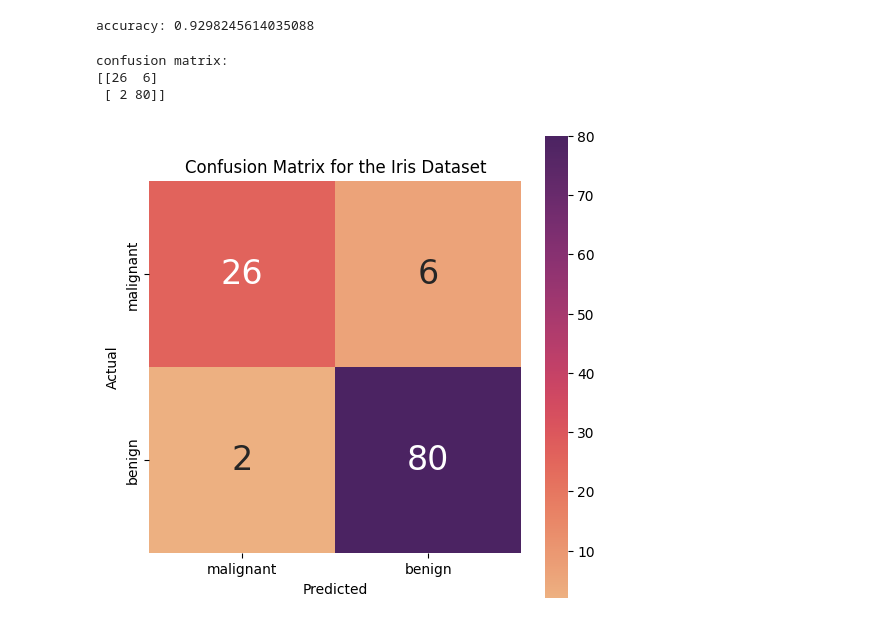
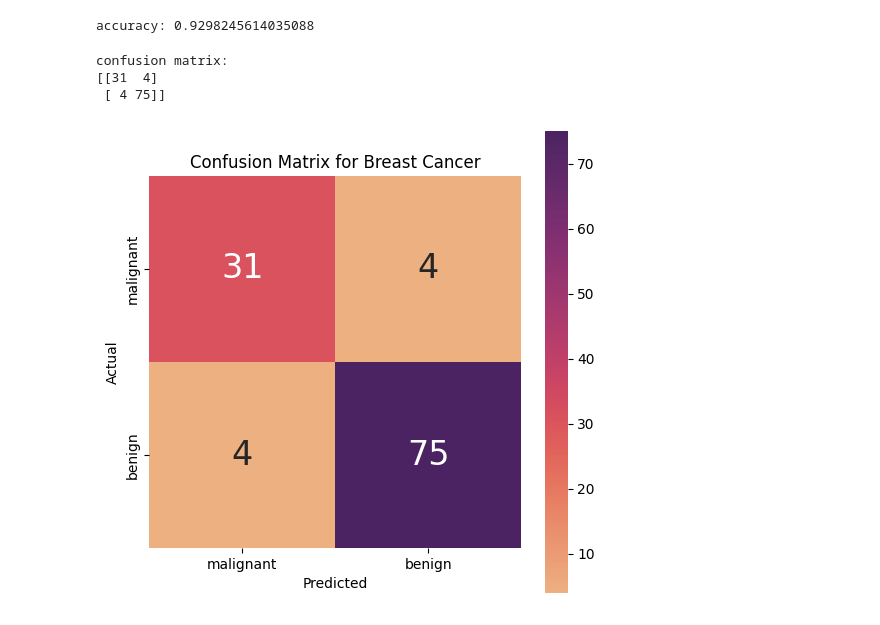
Before and after one commit to Kiana-Jahanshid/PyLearn_MachineLearning, a Jupyter notebook: Assignment_43_ML/breast_cancer_KNN.ipynb, the cells around one changed output. Drawn from its saved outputs; the diff is of its cells as text; code cells hidden in the pictures.

```diff
--- a/Assignment_43_ML/breast_cancer_KNN.ipynb
+++ b/Assignment_43_ML/breast_cancer_KNN.ipynb
@@ -53,15 +53,15 @@ accuracy: 0.9298245614035088
 # %%
 conf_mat = confusion_matrix(y_test, Y_prediction)
 print("confusion matrix:", conf_mat, sep="\n")
 
 fig, ax = plt.subplots(1, 1, figsize=(6, 6))
 ax = sns.heatmap(conf_mat, annot=True, square=True , xticklabels=bc.target_names  ,  yticklabels=bc.target_names  ,  fmt='g', cmap="flare" , annot_kws={"size": 24})
 ax.set_xlabel('Predicted')
 ax.set_ylabel('Actual')
-ax.set_title('Confusion Matrix for the Iris Dataset')
+ax.set_title('Confusion Matrix for Breast Cancer')
 plt.show()
 # %% [output]
 confusion matrix:
-[[26  6]
- [ 2 80]]
+[[31  4]
+ [ 4 75]]
-[figure, old version]
+[figure, new version]
```
Also changed, not shown: 16 other files.
